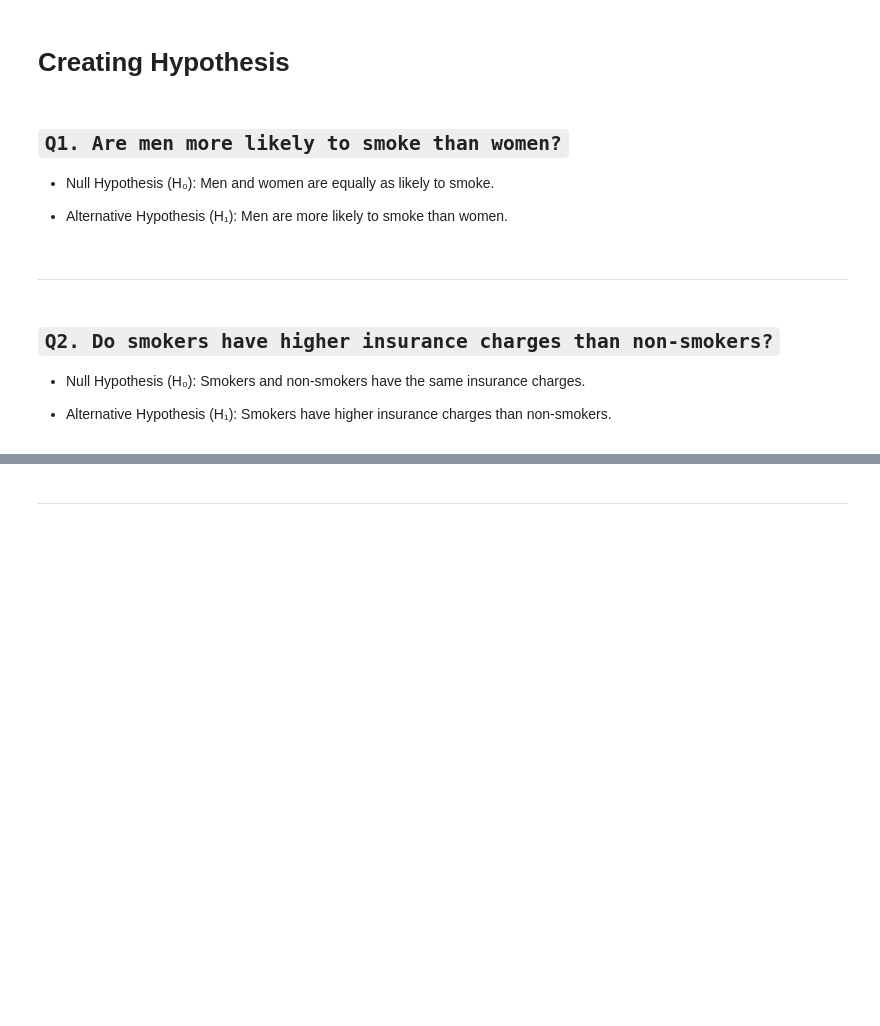
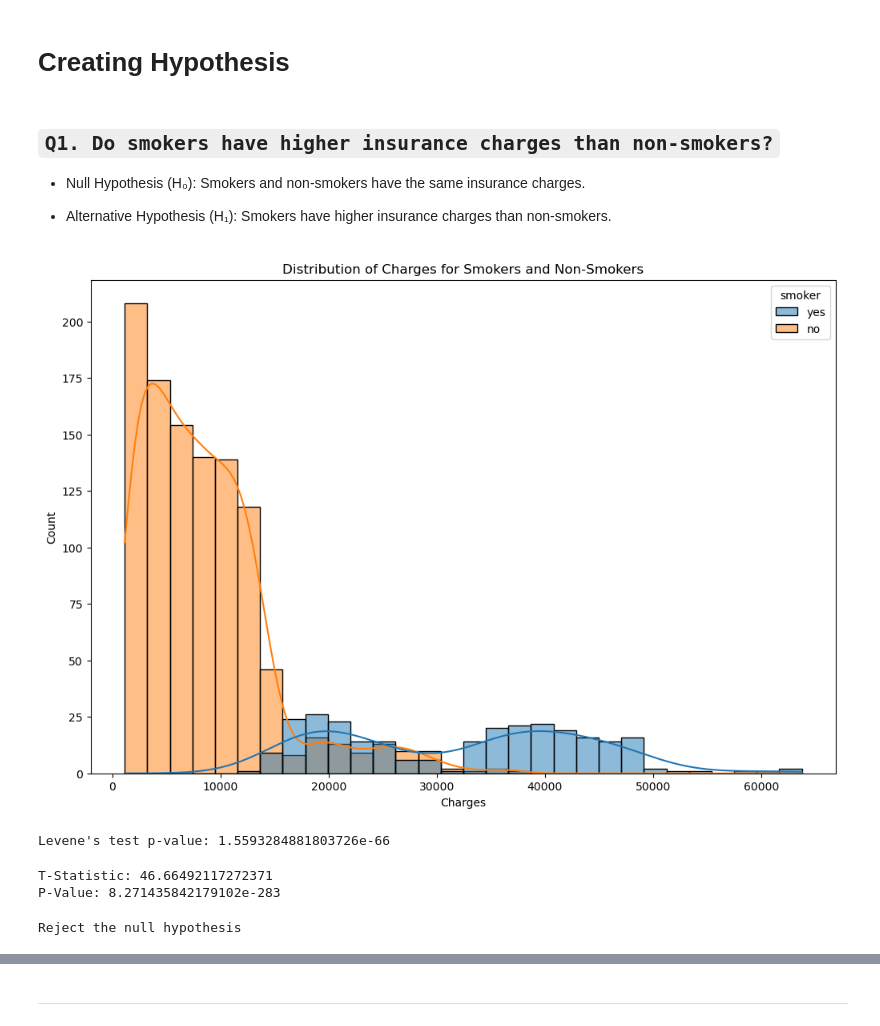
Before and after one commit to LuccasBracci/Hypothesis-Testing, a Jupyter notebook: HTwID.ipynb, the cells around one changed output, grey strips where cells are left out. Saved outputs shown, nothing was run; the diff lists cells and outputs as text; code cells hidden in the pictures; blank space fills up the shorter version.

```diff
--- a/HTwID.ipynb
+++ b/HTwID.ipynb
@@ -39,19 +43,20 @@ charges     0
 dtype: int64
 # %% [markdown]
 # Creating Hypothesis
-# %% [markdown]
-## ` Q1. Are men more likely to smoke than women? `
-
-* Null Hypothesis (H₀): Men and women are equally as likely to smoke.
-
-* Alternative Hypothesis (H₁): Men are more likely to smoke than women.
-# %% [markdown]
-
-
-***
 # %% [markdown]
-## ` Q2. Do smokers have higher insurance charges than non-smokers? `
+## ` Q1. Do smokers have higher insurance charges than non-smokers? `
 
 * Null Hypothesis (H₀): Smokers and non-smokers have the same insurance charges.
 
 * Alternative Hypothesis (H₁): Smokers have higher insurance charges than non-smokers.
+# %%
+# Assumption 1: Normality of the data
+
+fig, ax = plt.subplots(figsize=(12, 8))
+sns.histplot(data=df, x='charges', hue='smoker', kde=True)
+plt.title('Distribution of Charges for Smokers and Non-Smokers')
+plt.xlabel('Charges')
+plt.ylabel('Count')
+plt.show()
+# %% [output]
+[figure, added]
@@ -57,0 +66,22 @@ dtype: int64
+# %%
+_, p_value = stats.levene(smoker_charges, non_smoker_charges)
+print("Levene's test p-value:", p_value)
+# %% [output]
+Levene's test p-value: 1.5593284881803726e-66
+# %%
+# Independent two-sample t-test
+t_statistic, p_value = ttest_ind(smoker_charges, non_smoker_charges, equal_var=True)
+print("T-Statistic:", t_statistic)
+print("P-Value:", p_value)
+# %% [output]
+T-Statistic: 46.66492117272371
+P-Value: 8.271435842179102e-283
+# %%
+alpha = 0.05  # Significance level
+
+if p_value < alpha:
+    print("Reject the null hypothesis")
+else:
+    print("Fail to reject the null hypothesis")
+# %% [output]
+Reject the null hypothesis
```
Also changed, not shown: parts of 10 cells of this notebook.
